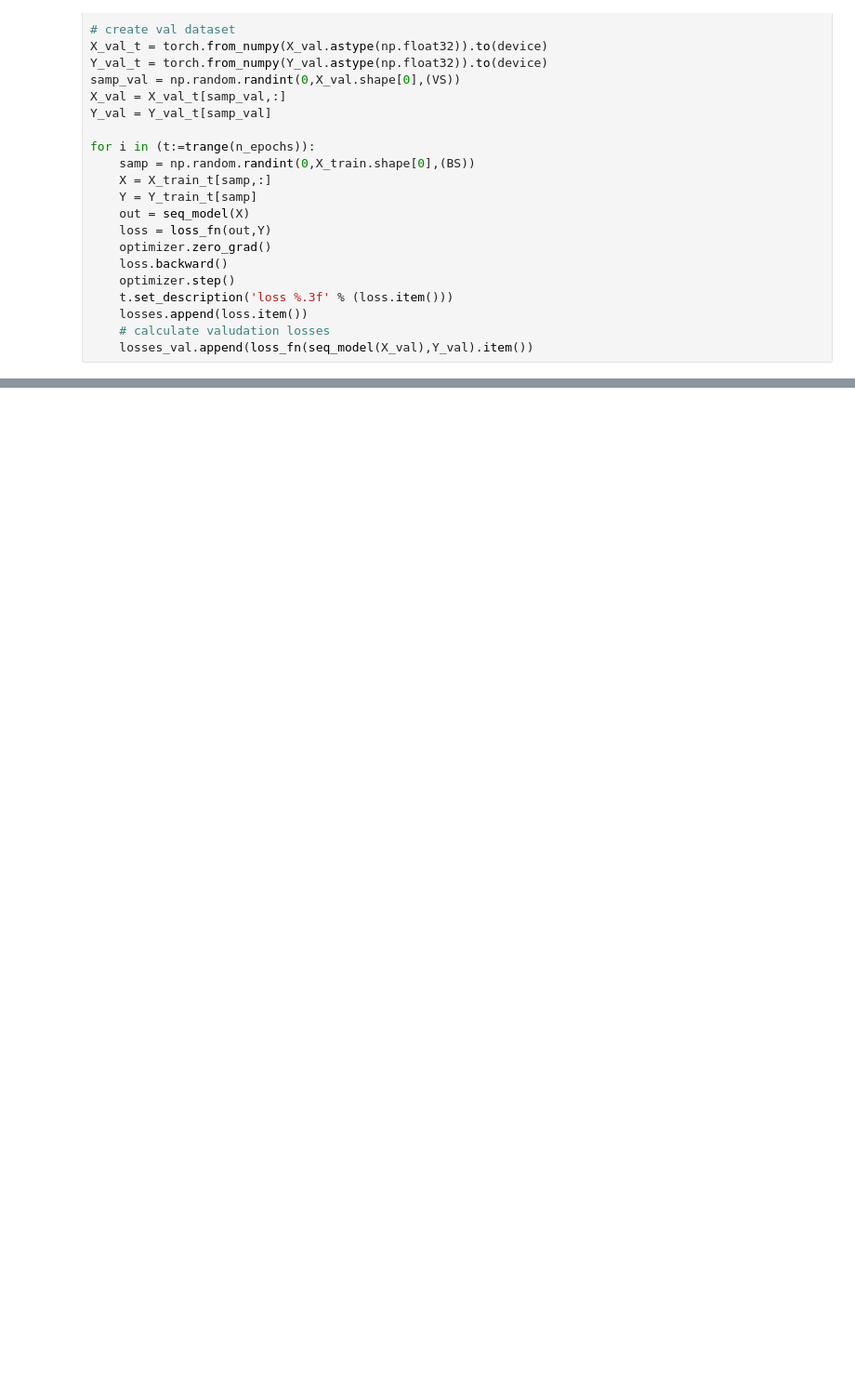
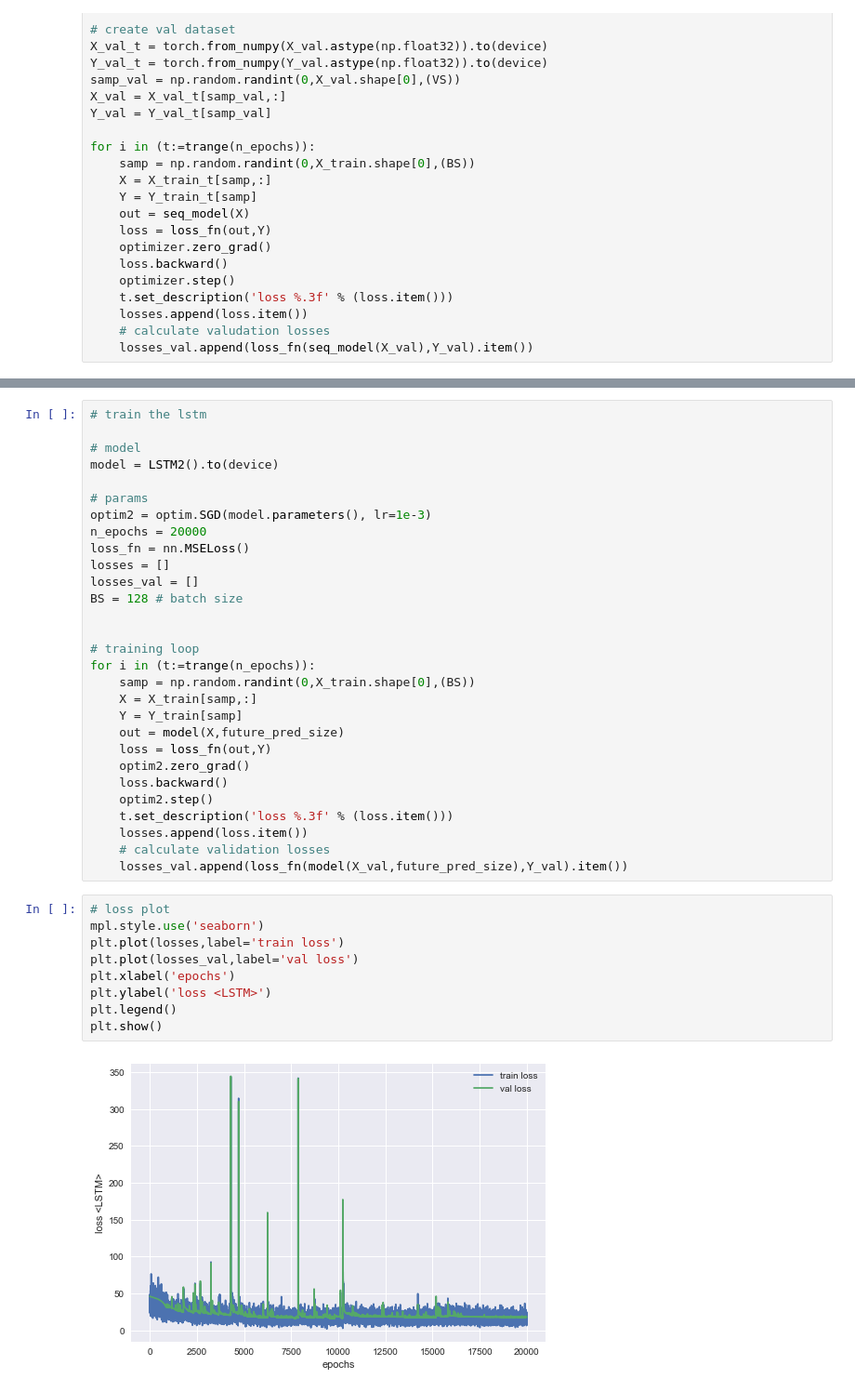
Before and after one commit to shourya01/ml-notebooks, a Jupyter notebook: forecast_power_data.ipynb, the cells around one changed output, grey strips where cells are left out. Shown at 93% size. Cells and saved outputs as stored; diff of their text form; blank space fills up the shorter version.

```diff
--- a/forecast_power_data.ipynb
+++ b/forecast_power_data.ipynb
@@ -172,0 +240,40 @@ plt.show()
+# %%
+# train the lstm
+
+# model
+model = LSTM2().to(device)
+
+# params
+optim2 = optim.SGD(model.parameters(), lr=1e-3)
+n_epochs = 20000
+loss_fn = nn.MSELoss()
+losses = []
+losses_val = []
+BS = 128 # batch size
+
+
+# training loop
+for i in (t:=trange(n_epochs)):
+    samp = np.random.randint(0,X_train.shape[0],(BS))
+    X = X_train[samp,:]
+    Y = Y_train[samp]
+    out = model(X,future_pred_size)
+    loss = loss_fn(out,Y)
+    optim2.zero_grad()
+    loss.backward()
+    optim2.step()
+    t.set_description('loss %.3f' % (loss.item()))
+    losses.append(loss.item())
+    # calculate validation losses
+    losses_val.append(loss_fn(model(X_val,future_pred_size),Y_val).item())
+# %%
+# loss plot
+mpl.style.use('seaborn')
+plt.plot(losses,label='train loss')
+plt.plot(losses_val,label='val loss')
+plt.xlabel('epochs')
+plt.ylabel('loss <LSTM>')
+plt.legend()
+plt.show()
+# %% [output]
+[figure, added]
```
Also changed, not shown: parts of 8 cells of this notebook.
